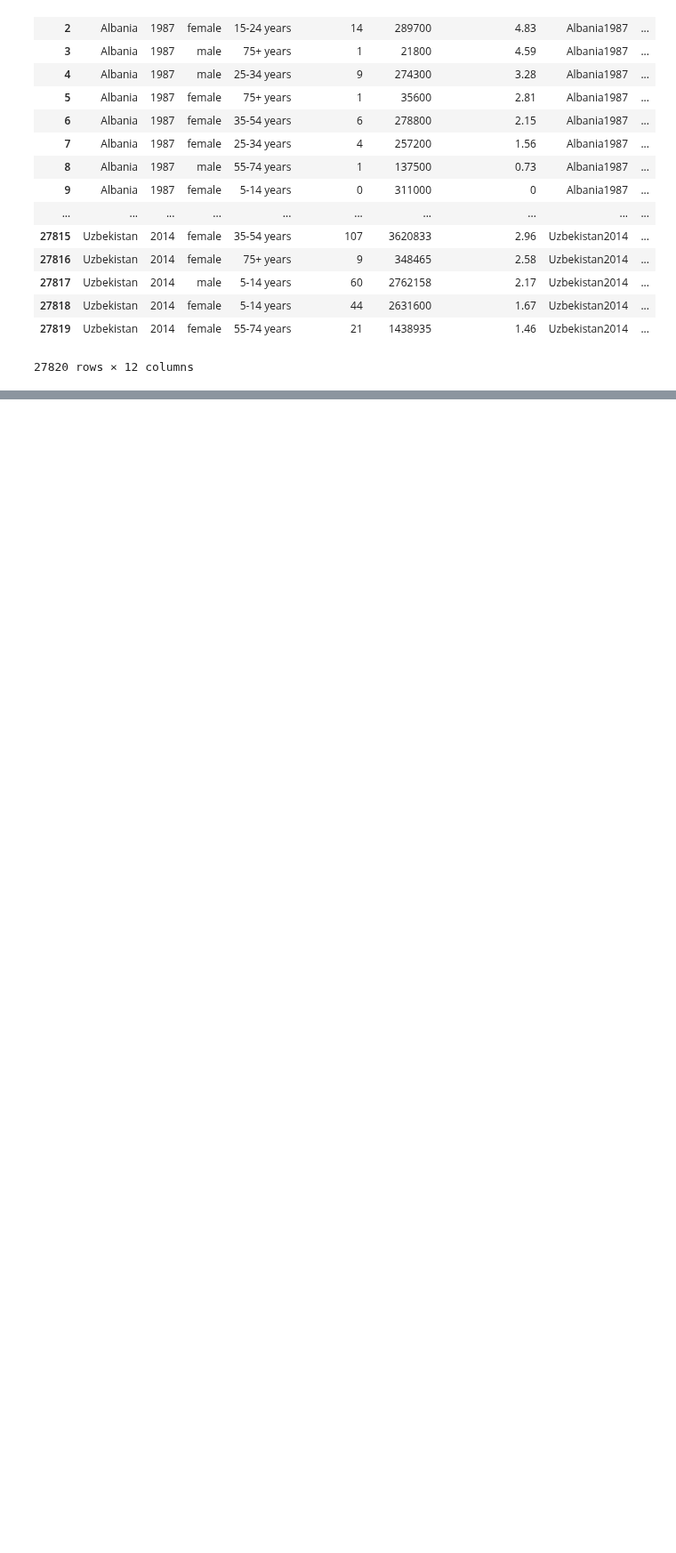
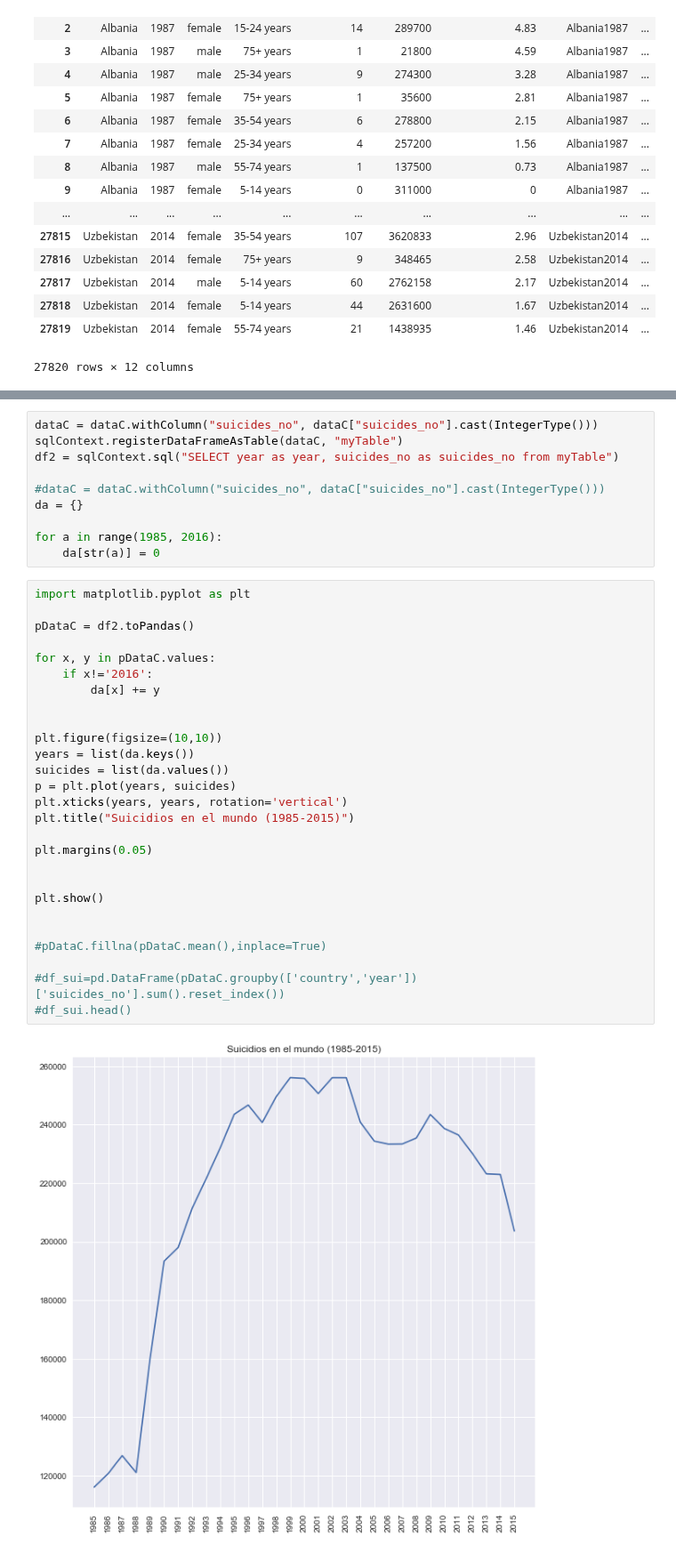
Before and after one commit to JoseCPI/SuicideDataAalisis, a Jupyter notebook: proyecto.ipynb, the cells around one changed output, grey strips where cells are left out. Shown at 89% size. Saved outputs shown, nothing was run; the diff lists cells and outputs as text; blank space fills up the shorter version.

```diff
--- a/proyecto.ipynb
+++ b/proyecto.ipynb
@@ -226,0 +223,39 @@ plt.show()
+# %%
+dataC = dataC.withColumn("suicides_no", dataC["suicides_no"].cast(IntegerType()))
+sqlContext.registerDataFrameAsTable(dataC, "myTable")
+df2 = sqlContext.sql("SELECT year as year, suicides_no as suicides_no from myTable")
+
+#dataC = dataC.withColumn("suicides_no", dataC["suicides_no"].cast(IntegerType()))
+da = {}
+
+for a in range(1985, 2016):
+    da[str(a)] = 0
+# %%
+import matplotlib.pyplot as plt
+
+pDataC = df2.toPandas()
+
+for x, y in pDataC.values:
+    if x!='2016':
+        da[x] += y
+
+
+plt.figure(figsize=(10,10))
+years = list(da.keys())
+suicides = list(da.values())
+p = plt.plot(years, suicides)
+plt.xticks(years, years, rotation='vertical')
+plt.title("Suicidios en el mundo (1985-2015)")
+
+plt.margins(0.05)
+
+
+plt.show()
+
+
+#pDataC.fillna(pDataC.mean(),inplace=True)
+
+#df_sui=pd.DataFrame(pDataC.groupby(['country','year'])['suicides_no'].sum().reset_index())
+#df_sui.head()
+# %% [output]
+[figure, added]
```
Also changed, not shown: parts of 12 cells of this notebook, 1 other file.
